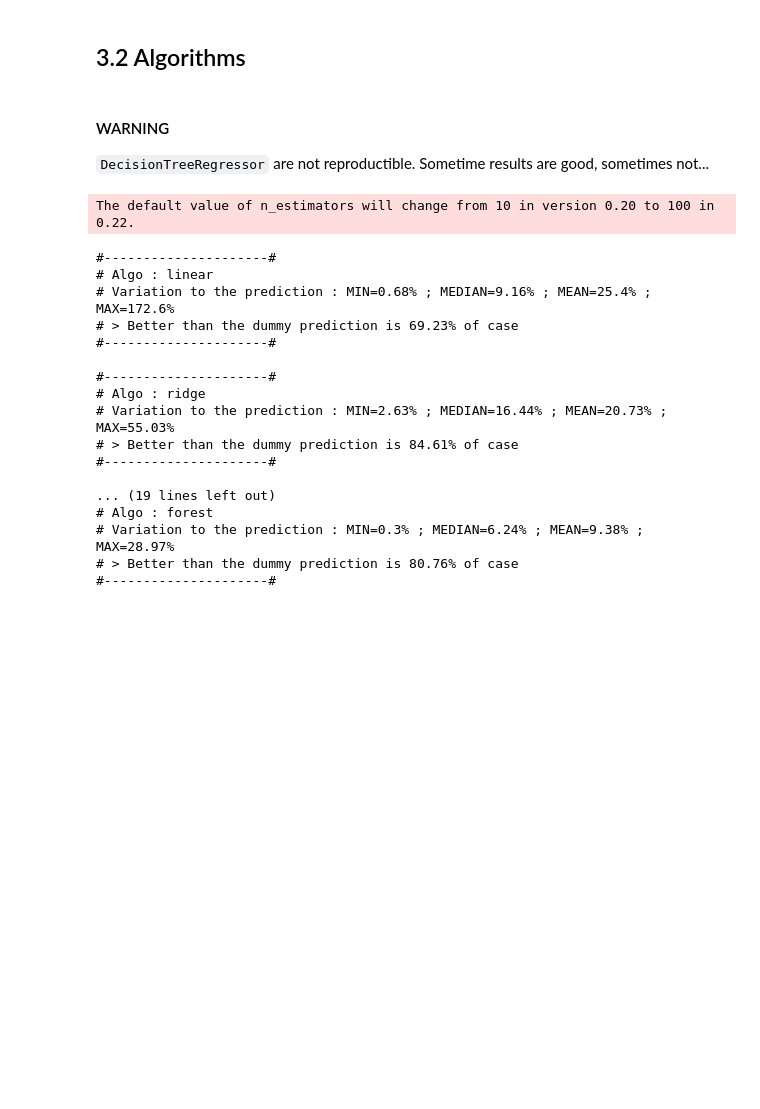
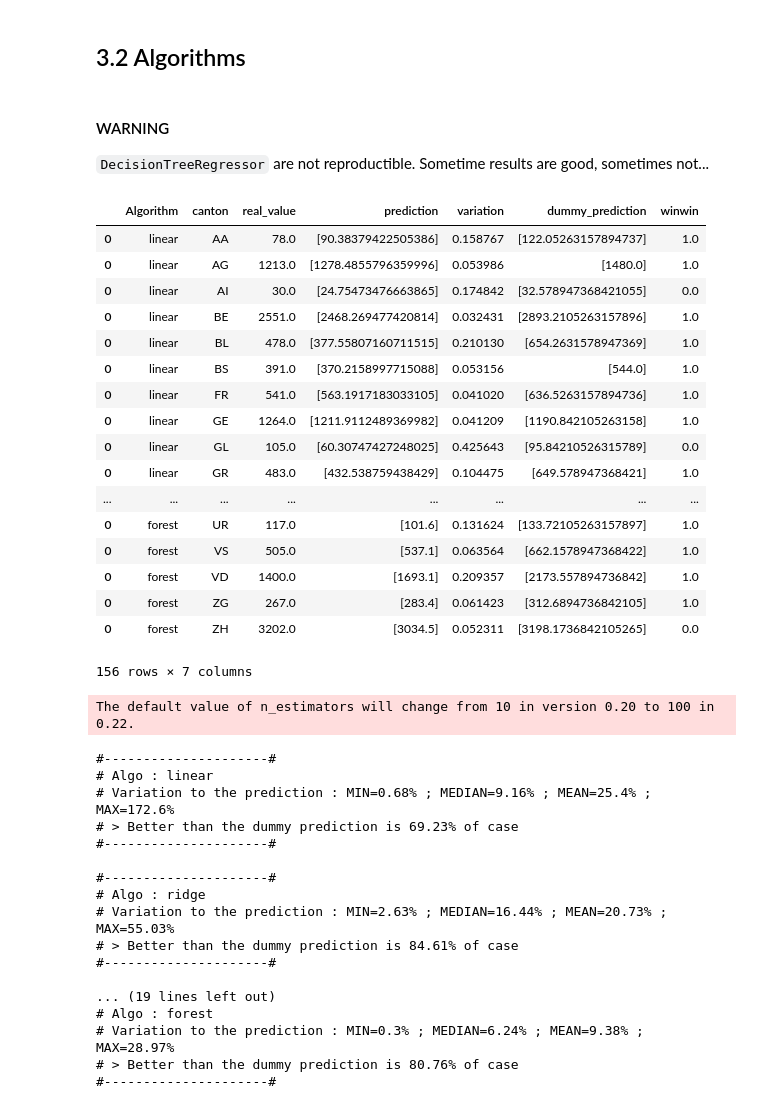
Before and after one commit to epfl-ada-2018/project-pizzafels, a Jupyter notebook: Milestone3 - Complete Analysis.ipynb, the cells around one changed output. Cells and saved outputs as stored; diff of their text form; code cells hidden in the pictures; blank space fills up the shorter version.

```diff
--- a/Milestone3 - Complete Analysis.ipynb
+++ b/Milestone3 - Complete Analysis.ipynb
@@ -2223,6 +2223,27 @@ Algorithms['forest'] = RandomForestRegressor()
 # %%
 results_ML = pd.DataFrame({'Algorithm':[],'canton':[],'real_value':[],\
                 'prediction':[],'variation':[],'dummy_prediction':[],'winwin':[]})
+# %%
+results_ML
+# %% [output]
+|  | Algorithm | canton | real_value | prediction | variation | dummy_prediction | winwin |
+| 0 | linear | AA | 78.0 | [90.38379422505386] | 0.158767 | [122.05263157894737] | 1.0 |
+| 0 | linear | AG | 1213.0 | [1278.4855796359996] | 0.053986 | [1480.0] | 1.0 |
+| 0 | linear | AI | 30.0 | [24.75473476663865] | 0.174842 | [32.578947368421055] | 0.0 |
+| 0 | linear | BE | 2551.0 | [2468.269477420814] | 0.032431 | [2893.2105263157896] | 1.0 |
+| 0 | linear | BL | 478.0 | [377.55807160711515] | 0.210130 | [654.2631578947369] | 1.0 |
+| 0 | linear | BS | 391.0 | [370.2158997715088] | 0.053156 | [544.0] | 1.0 |
+| 0 | linear | FR | 541.0 | [563.1917183033105] | 0.041020 | [636.5263157894736] | 1.0 |
+| 0 | linear | GE | 1264.0 | [1211.9112489369982] | 0.041209 | [1190.842105263158] | 1.0 |
+| 0 | linear | GL | 105.0 | [60.30747427248025] | 0.425643 | [95.84210526315789] | 0.0 |
+| 0 | linear | GR | 483.0 | [432.538759438429] | 0.104475 | [649.578947368421] | 1.0 |
+| ... | ... | ... | ... | ... | ... | ... | ... |
+| 0 | forest | UR | 117.0 | [101.6] | 0.131624 | [133.72105263157897] | 1.0 |
+| 0 | forest | VS | 505.0 | [537.1] | 0.063564 | [662.1578947368422] | 1.0 |
+| 0 | forest | VD | 1400.0 | [1693.1] | 0.209357 | [2173.557894736842] | 1.0 |
+| 0 | forest | ZG | 267.0 | [283.4] | 0.061423 | [312.6894736842105] | 1.0 |
+| 0 | forest | ZH | 3202.0 | [3034.5] | 0.052311 | [3198.1736842105265] | 0.0 |
+156 rows × 7 columns
 # %%
 # Iteration of different algorithm
 for algo in Algorithms:
```
Also changed, not shown: parts of 1 cell of this notebook.
